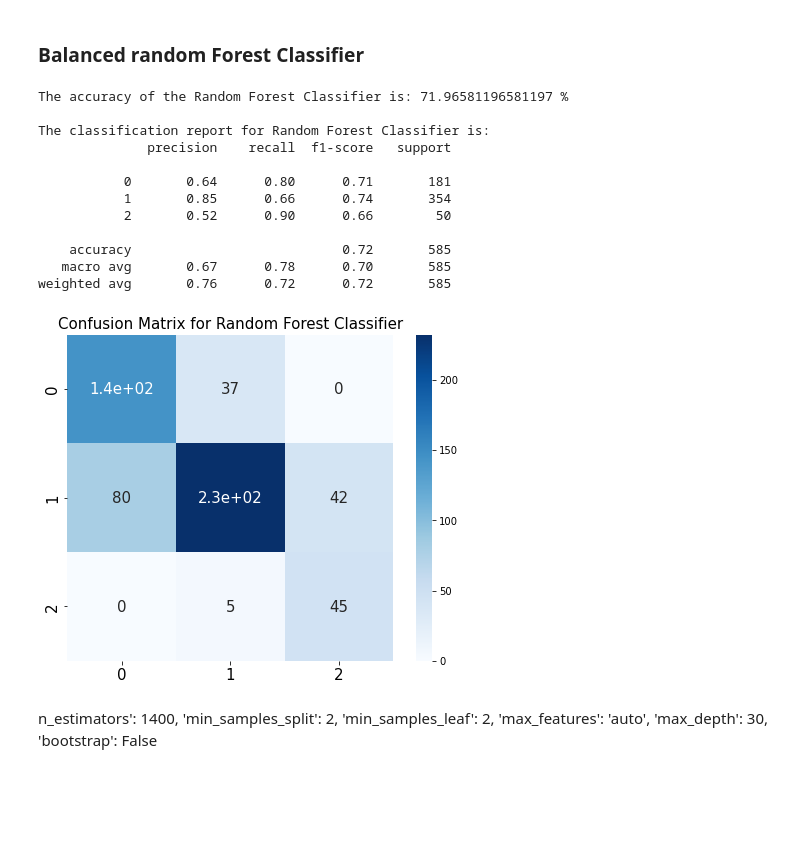
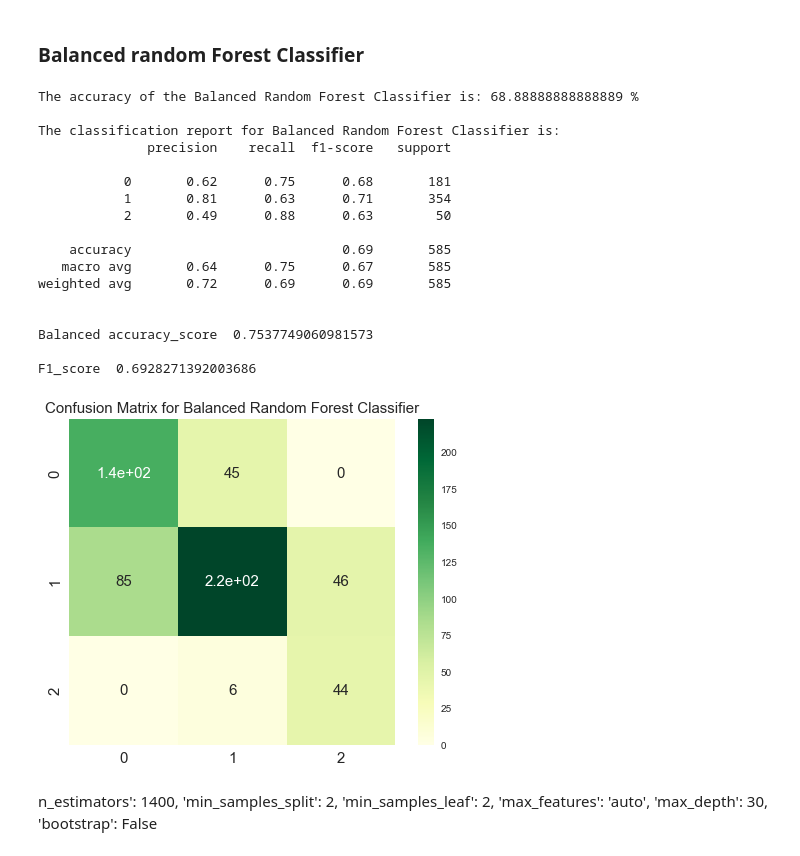
Before and after one commit to radek-deb/Air_Quality_Paris-vs-Lyon_Final_Project, a Jupyter notebook: 06 - ML/Paris_ML.ipynb, the cells around one changed output. Saved outputs shown, nothing was run; the diff lists cells and outputs as text; code cells hidden in the pictures; blank space fills up the shorter version.

Commit message:
Readme and Graphs

```diff
--- a/06 - ML/Paris_ML.ipynb
+++ b/06 - ML/Paris_ML.ipynb
@@ -234,8 +234,10 @@ def generate_results(model, predictions, name):
     cl_rep = classification_report(y_test, predictions)
     print("\nThe classification report for " + name + " is:", cl_rep, sep = "\n")
     cm_model = confusion_matrix(y_test, predictions)
+    print("\nBalanced accuracy_score ", balanced_accuracy_score(y_test,predictions))
+    print("\nF1_score ",f1_score(y_test,predictions, average='weighted'))
     plt.figure(figsize = (8, 6))
-    sns.heatmap(cm_model, annot = True, cmap = 'Blues', annot_kws = {'size': 15}, square = True)
+    sns.heatmap(cm_model, annot = True, cmap = 'YlGn', annot_kws = {'size': 15}, square = True)
     plt.title('Confusion Matrix for ' + name, size = 15)
     plt.xticks(size = 15)
     plt.yticks(size = 15)
@@ -374,24 +386,29 @@ weighted avg       0.78      0.77      0.76       585
 # %%
 brfc = BalancedRandomForestClassifier()
 brfc.fit(x_train, y_train)
 y_pred = brfc.predict(x_test)
 acc_brfc = brfc.score(x_test, y_test)
-print('The accuracy of the Random Forest Classifier is:', acc_brfc * 100, '%')
-generate_results(brfc, y_pred, 'Random Forest Classifier')
+print('The accuracy of the Balanced Random Forest Classifier is:', acc_brfc * 100, '%')
+generate_results(brfc, y_pred, 'Balanced Random Forest Classifier')
 # %% [output]
-The accuracy of the Random Forest Classifier is: 71.96581196581197 %
+The accuracy of the Balanced Random Forest Classifier is: 68.88888888888889 %
 
-The classification report for Random Forest Classifier is:
+The classification report for Balanced Random Forest Classifier is:
               precision    recall  f1-score   support
 
-           0       0.64      0.80      0.71       181
-           1       0.85      0.66      0.74       354
-           2       0.52      0.90      0.66        50
+           0       0.62      0.75      0.68       181
+           1       0.81      0.63      0.71       354
+           2       0.49      0.88      0.63        50
 
-    accuracy                           0.72       585
-   macro avg       0.67      0.78      0.70       585
-weighted avg       0.76      0.72      0.72       585
+    accuracy                           0.69       585
+   macro avg       0.64      0.75      0.67       585
+weighted avg       0.72      0.69      0.69       585
+
+
+Balanced accuracy_score  0.7537749060981573
+
+F1_score  0.6928271392003686
-[figure, old version]
+[figure, new version]
 # %% [markdown]
 n_estimators': 1400, 'min_samples_split': 2, 'min_samples_leaf': 2, 'max_features': 'auto', 'max_depth': 30, 'bootstrap': False
 # %%
```
Also changed, not shown: parts of 12 cells of this notebook, 14 other files.
